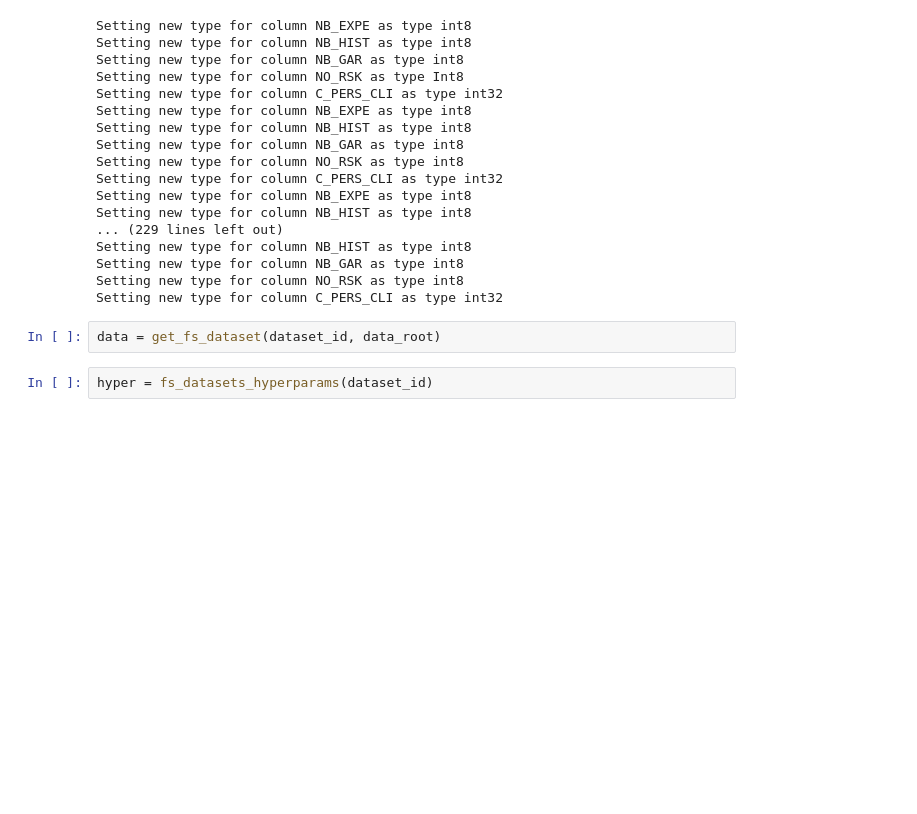
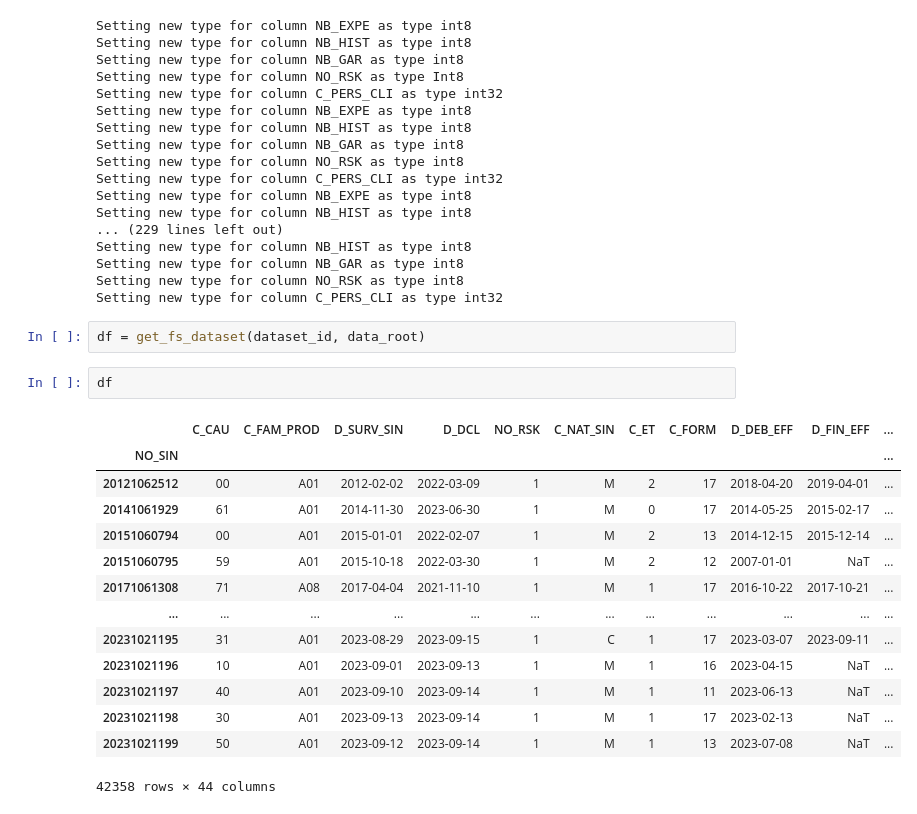
Before and after one commit to edo1691/ad_shap_stability, a Jupyter notebook: notebooks/03_00_preprocessing.ipynb, the cells around one changed output. Cells and saved outputs as stored; diff of their text form; blank space fills up the shorter version.

```diff
--- a/notebooks/03_00_preprocessing.ipynb
+++ b/notebooks/03_00_preprocessing.ipynb
@@ -82,6 +83,21 @@ Setting new type for column NB_GAR as type int8
 Setting new type for column NO_RSK as type int8
 Setting new type for column C_PERS_CLI as type int32
 # %%
-data = get_fs_dataset(dataset_id, data_root)
+df = get_fs_dataset(dataset_id, data_root)
-# %%
-hyper = fs_datasets_hyperparams(dataset_id)
+# %%
+df
+# %% [output]
+|  | C_CAU | C_FAM_PROD | D_SURV_SIN | D_DCL | NO_RSK | C_NAT_SIN | C_ET | C_FORM | D_DEB_EFF | D_FIN_EFF | ... |
+| NO_SIN |  |  |  |  |  |  |  |  |  |  | ... |
+| 20121062512 | 00 | A01 | 2012-02-02 | 2022-03-09 | 1 | M | 2 | 17 | 2018-04-20 | 2019-04-01 | ... |
+| 20141061929 | 61 | A01 | 2014-11-30 | 2023-06-30 | 1 | M | 0 | 17 | 2014-05-25 | 2015-02-17 | ... |
+| 20151060794 | 00 | A01 | 2015-01-01 | 2022-02-07 | 1 | M | 2 | 13 | 2014-12-15 | 2015-12-14 | ... |
+| 20151060795 | 59 | A01 | 2015-10-18 | 2022-03-30 | 1 | M | 2 | 12 | 2007-01-01 | NaT | ... |
+| 20171061308 | 71 | A08 | 2017-04-04 | 2021-11-10 | 1 | M | 1 | 17 | 2016-10-22 | 2017-10-21 | ... |
+| ... | ... | ... | ... | ... | ... | ... | ... | ... | ... | ... | ... |
+| 20231021195 | 31 | A01 | 2023-08-29 | 2023-09-15 | 1 | C | 1 | 17 | 2023-03-07 | 2023-09-11 | ... |
+| 20231021196 | 10 | A01 | 2023-09-01 | 2023-09-13 | 1 | M | 1 | 16 | 2023-04-15 | NaT | ... |
+| 20231021197 | 40 | A01 | 2023-09-10 | 2023-09-14 | 1 | M | 1 | 11 | 2023-06-13 | NaT | ... |
+| 20231021198 | 30 | A01 | 2023-09-13 | 2023-09-14 | 1 | M | 1 | 17 | 2023-02-13 | NaT | ... |
+| 20231021199 | 50 | A01 | 2023-09-12 | 2023-09-14 | 1 | M | 1 | 13 | 2023-07-08 | NaT | ... |
+42358 rows × 44 columns
```
Also changed, not shown: parts of 5 cells of this notebook, 13 other files.
